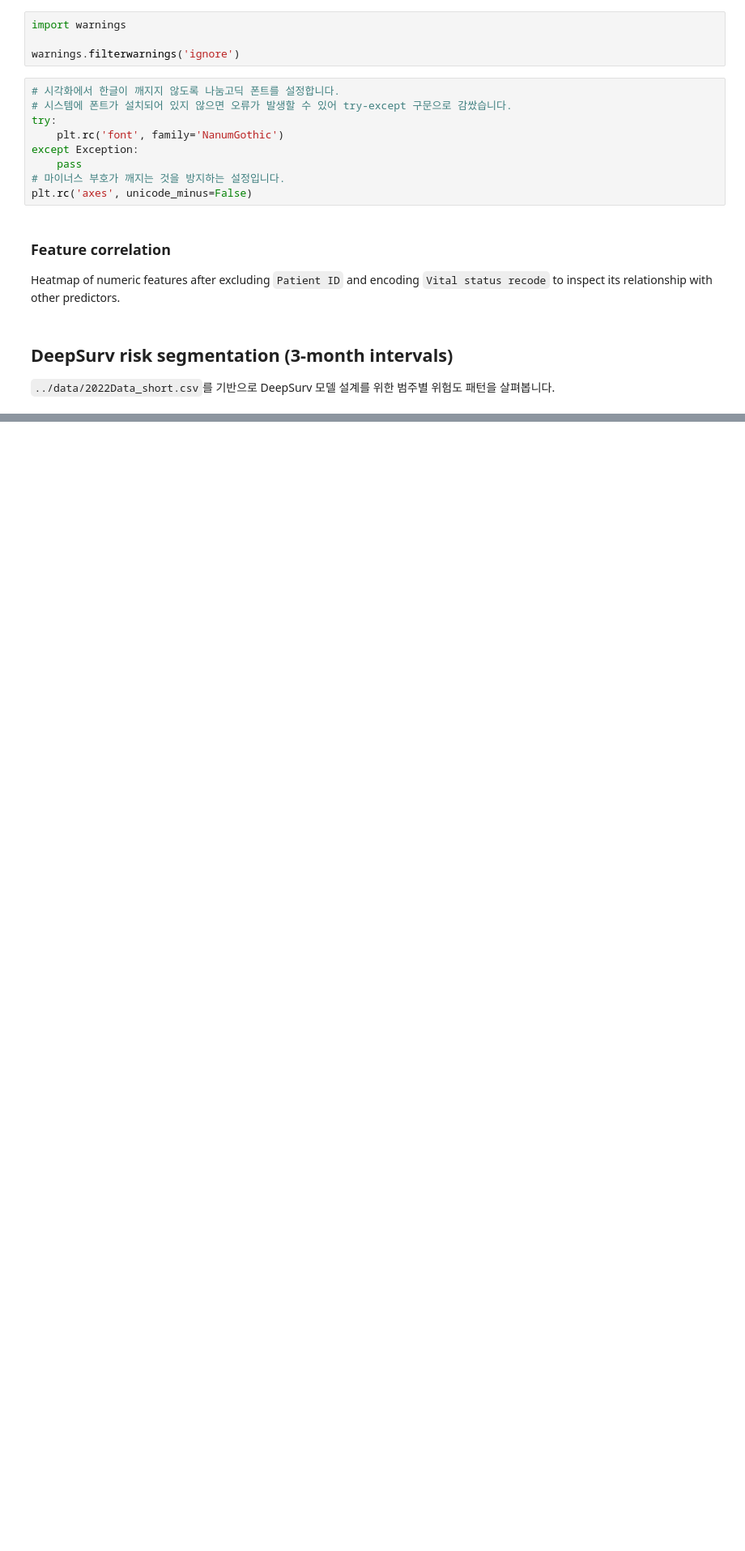
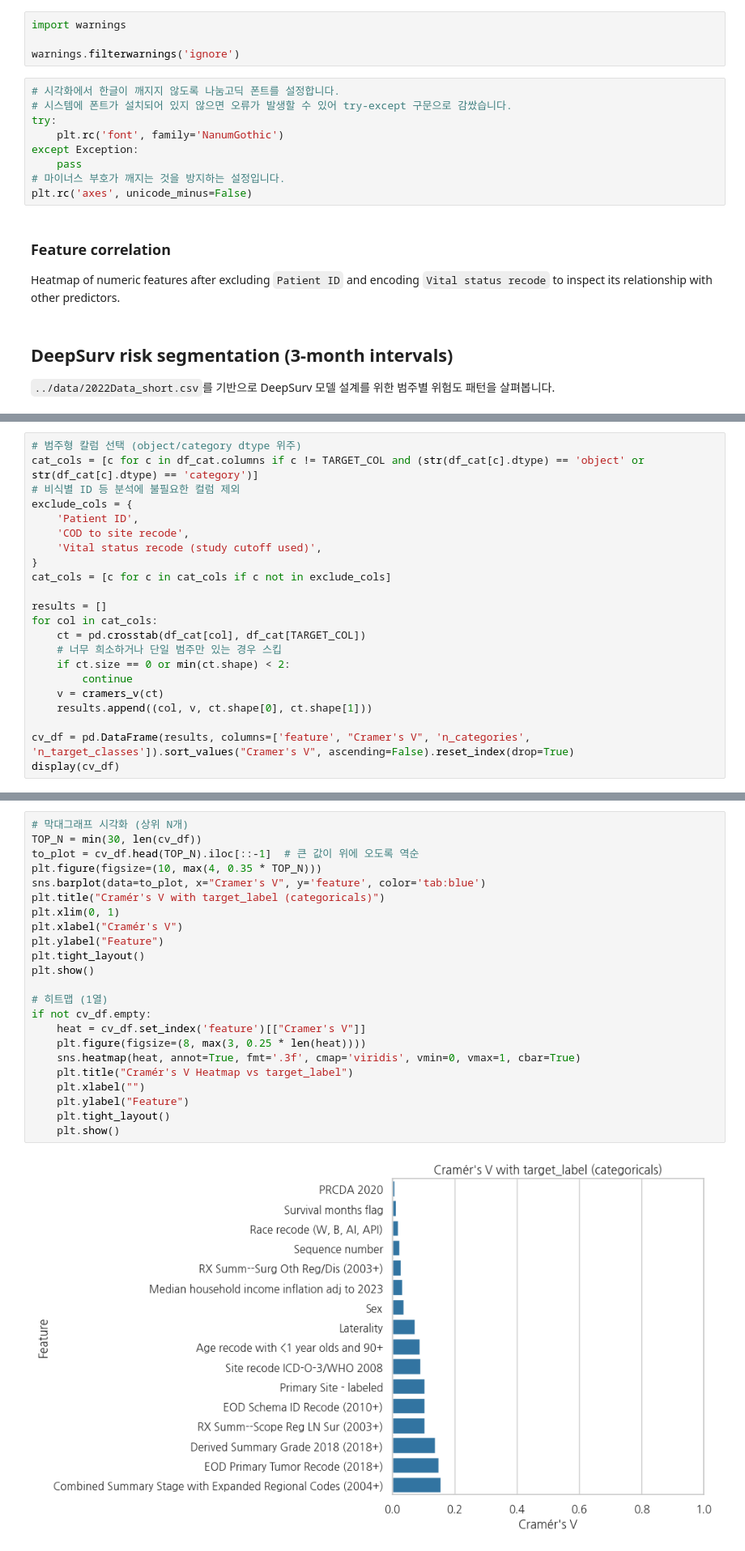
Before and after one commit to Maroco0109/SKN19_2ND_5TEAM, a Jupyter notebook: insight/data_insight_kjw.ipynb, the cells around one changed output, grey strips where cells are left out. Shown: that part at 81% size. Saved outputs shown, nothing was run; the diff lists cells and outputs as text; blank space fills up the shorter version.

Commit message:
feat : encoded data EDA

```diff
--- a/insight/data_insight_kjw.ipynb
+++ b/insight/data_insight_kjw.ipynb
@@ -1284,0 +220,22 @@ Name: count, dtype: int64
+# %%
+# 범주형 칼럼 선택 (object/category dtype 위주)
+cat_cols = [c for c in df_cat.columns if c != TARGET_COL and (str(df_cat[c].dtype) == 'object' or str(df_cat[c].dtype) == 'category')]
+# 비식별 ID 등 분석에 불필요한 컬럼 제외
+exclude_cols = {
+    'Patient ID',
+    'COD to site recode',
+    'Vital status recode (study cutoff used)',
+}
+cat_cols = [c for c in cat_cols if c not in exclude_cols]
+
+results = []
+for col in cat_cols:
+    ct = pd.crosstab(df_cat[col], df_cat[TARGET_COL])
+    # 너무 희소하거나 단일 범주만 있는 경우 스킵
+    if ct.size == 0 or min(ct.shape) < 2:
+        continue
+    v = cramers_v(ct)
+    results.append((col, v, ct.shape[0], ct.shape[1]))
+
+cv_df = pd.DataFrame(results, columns=['feature', "Cramer's V", 'n_categories', 'n_target_classes']).sort_values("Cramer's V", ascending=False).reset_index(drop=True)
+display(cv_df)
@@ -1284,0 +260,25 @@ Name: count, dtype: int64
+# %%
+# 막대그래프 시각화 (상위 N개)
+TOP_N = min(30, len(cv_df))
+to_plot = cv_df.head(TOP_N).iloc[::-1]  # 큰 값이 위에 오도록 역순
+plt.figure(figsize=(10, max(4, 0.35 * TOP_N)))
+sns.barplot(data=to_plot, x="Cramer's V", y='feature', color='tab:blue')
+plt.title("Cramér's V with target_label (categoricals)")
+plt.xlim(0, 1)
+plt.xlabel("Cramér's V")
+plt.ylabel("Feature")
+plt.tight_layout()
+plt.show()
+
+# 히트맵 (1열)
+if not cv_df.empty:
+    heat = cv_df.set_index('feature')[["Cramer's V"]]
+    plt.figure(figsize=(8, max(3, 0.25 * len(heat))))
+    sns.heatmap(heat, annot=True, fmt='.3f', cmap='viridis', vmin=0, vmax=1, cbar=True)
+    plt.title("Cramér's V Heatmap vs target_label")
+    plt.xlabel("")
+    plt.ylabel("Feature")
+    plt.tight_layout()
+    plt.show()
+# %% [output]
+[figure, added]
```
Also changed, not shown: parts of 45 cells of this notebook.
